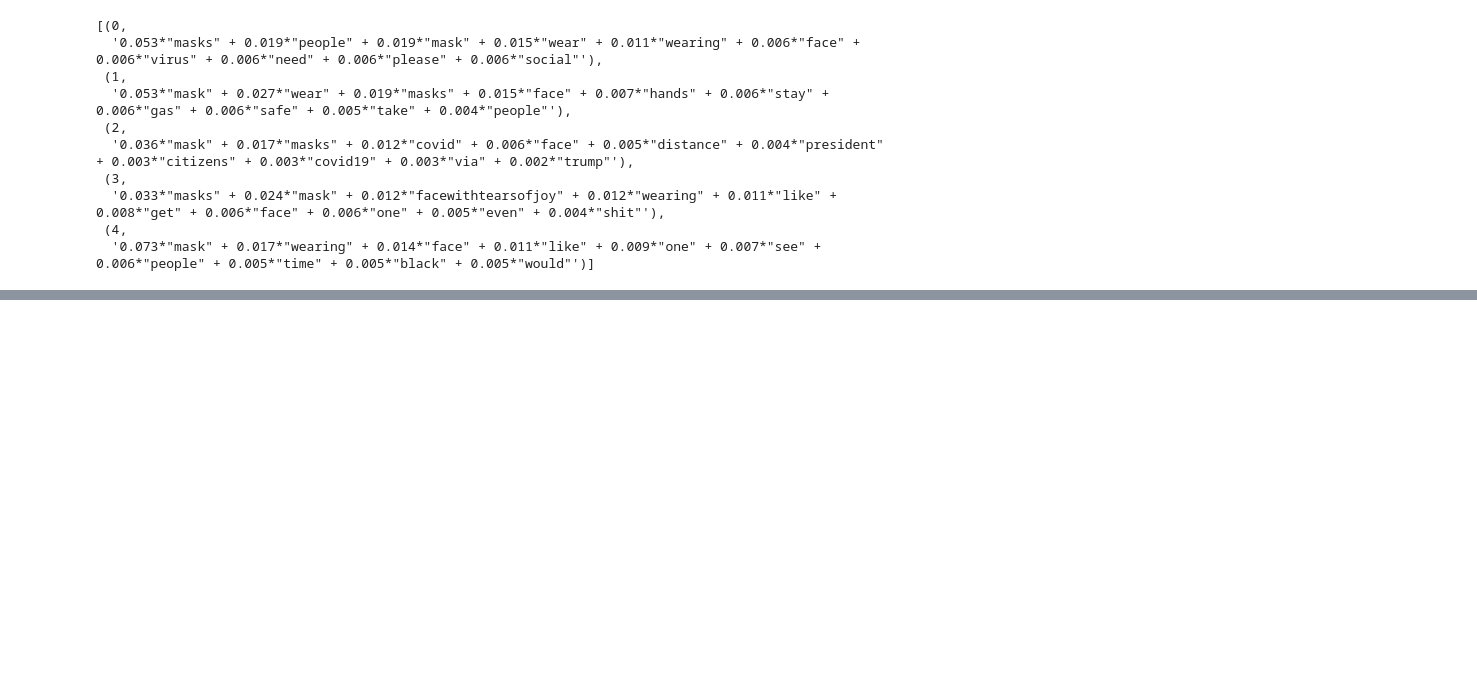
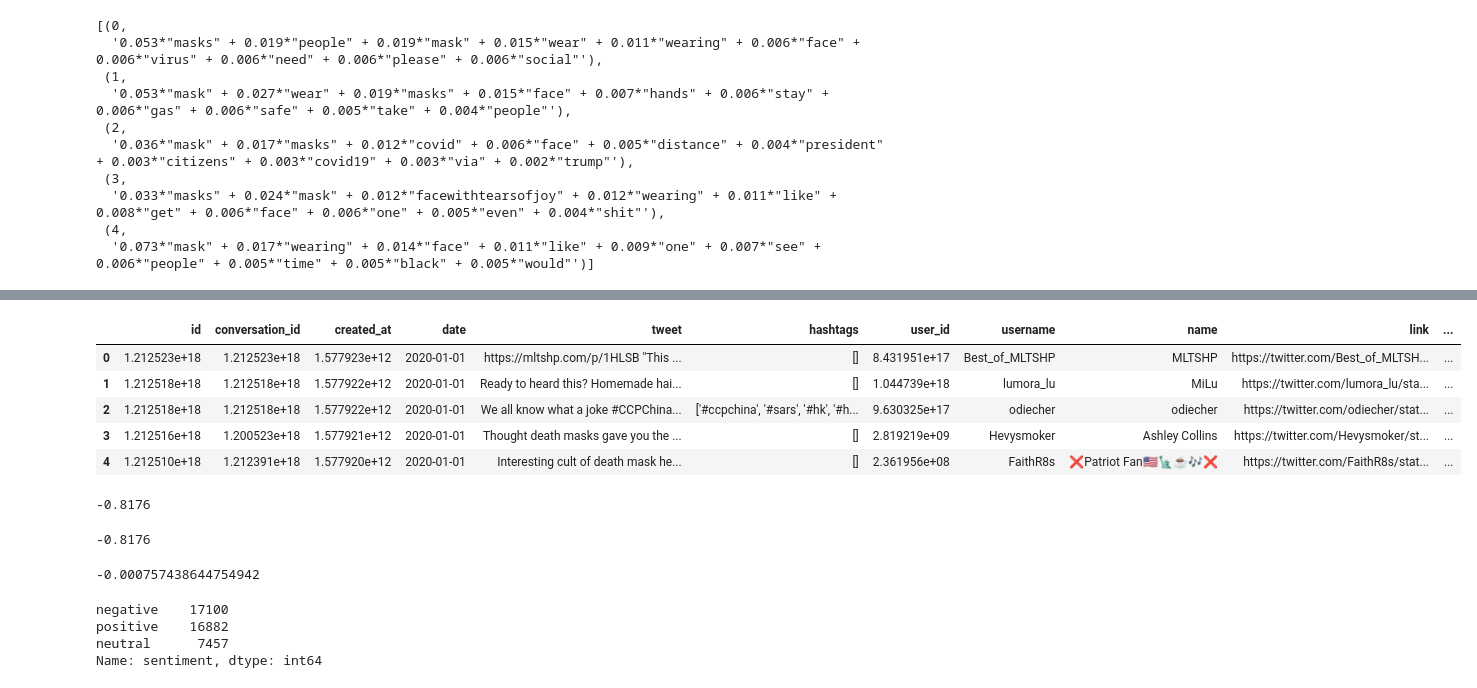
Before and after one commit to p-szymo/twitter-sentiment-analysis, a Jupyter notebook: josh-twitter_scraping_notebook.ipynb, the cells around one changed output, grey strips where cells are left out. Saved outputs shown, nothing was run; the diff lists cells and outputs as text; code cells hidden in the pictures; blank space fills up the shorter version.

```diff
--- a/josh-twitter_scraping_notebook.ipynb
+++ b/josh-twitter_scraping_notebook.ipynb
@@ -396,0 +490,10 @@ lda.print_topics()
+# %%
+masks = pd.read_csv('Datasets/5k_jan_tweets.csv',index_col=0)
+masks.head()
+# %% [output]
+|  | id | conversation_id | created_at | date | tweet | hashtags | user_id | username | name | link | ... |
+| 0 | 1.212523e+18 | 1.212523e+18 | 1.577923e+12 | 2020-01-01 | https://mltshp.com/p/1HLSB "This ... | [] | 8.431951e+17 | Best_of_MLTSHP | MLTSHP | https://twitter.com/Best_of_MLTSH... | ... |
+| 1 | 1.212518e+18 | 1.212518e+18 | 1.577922e+12 | 2020-01-01 | Ready to heard this? Homemade hai... | [] | 1.044739e+18 | lumora_lu | MiLu | https://twitter.com/lumora_lu/sta... | ... |
+| 2 | 1.212518e+18 | 1.212518e+18 | 1.577922e+12 | 2020-01-01 | We all know what a joke #CCPChina... | ['#ccpchina', '#sars', '#hk', '#h... | 9.630325e+17 | odiecher | odiecher | https://twitter.com/odiecher/stat... | ... |
+| 3 | 1.212516e+18 | 1.200523e+18 | 1.577921e+12 | 2020-01-01 | Thought death masks gave you the ... | [] | 2.819219e+09 | Hevysmoker | Ashley Collins | https://twitter.com/Hevysmoker/st... | ... |
+| 4 | 1.212510e+18 | 1.212391e+18 | 1.577920e+12 | 2020-01-01 | Interesting cult of death mask he... | [] | 2.361956e+08 | FaithR8s | ❌Patriot Fan🇺🇸🗽☕️🎶❌ | https://twitter.com/FaithR8s/stat... | ... |
@@ -396,0 +506,12 @@ lda.print_topics()
+# %%
+masks.sentiment[0]
+# %% [output]
+-0.8176
+# %%
+masks.sentiment[0]['compound']
+# %% [output]
+-0.8176
+# %%
+masks.sentiment.mean()
+# %% [output]
+-0.000757438644754942
@@ -396,0 +530,7 @@ lda.print_topics()
+# %%
+masks.sentiment.value_counts()
+# %% [output]
+negative    17100
+positive    16882
+neutral      7457
+Name: sentiment, dtype: int64
```
Also changed, not shown: parts of 35 cells of this notebook, 2 other files.
